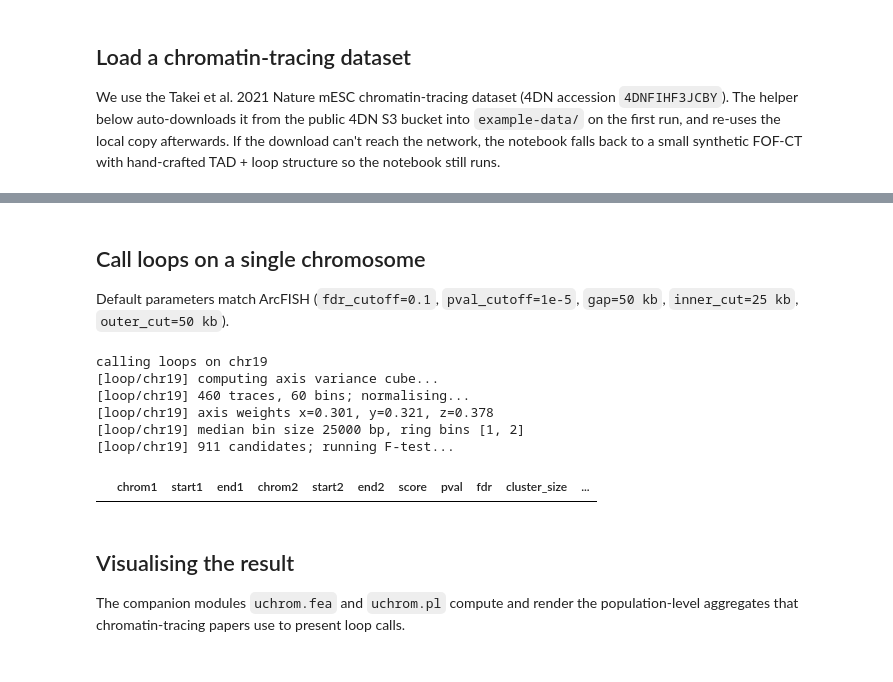
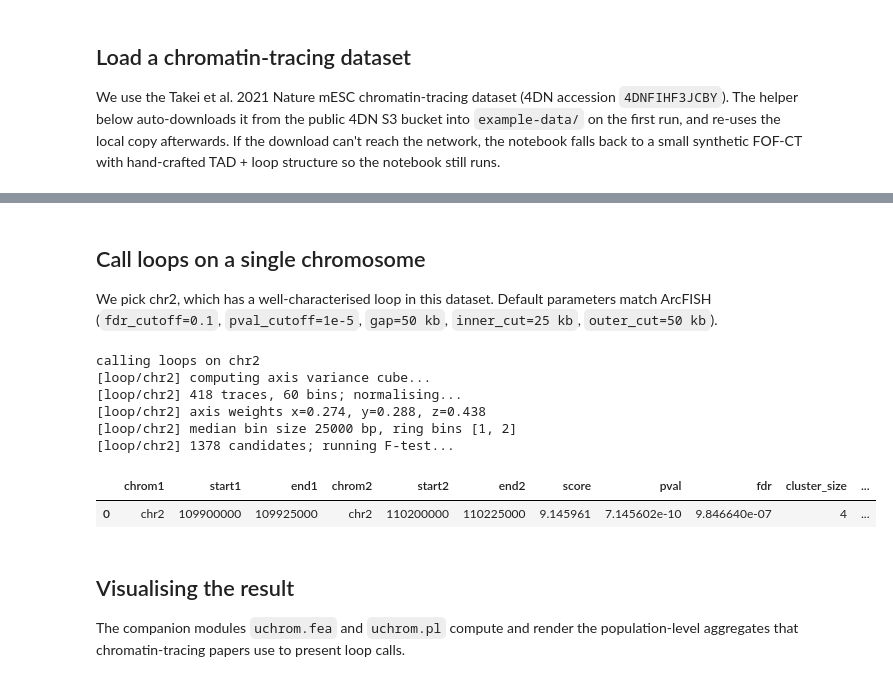
Before and after one commit to u-science-lab/U-Chrom, a Jupyter notebook: tutorials/loop_calling.ipynb, the cells around one changed output, grey strips where cells are left out. Cells and saved outputs as stored; diff of their text form; code cells hidden in the pictures.

```diff
--- a/tutorials/loop_calling.ipynb
+++ b/tutorials/loop_calling.ipynb
@@ -191,31 +191,28 @@ Name: trace_id, dtype: int64
 # %% [markdown]
 ## Call loops on a single chromosome
 
-Default parameters match ArcFISH (`fdr_cutoff=0.1`, `pval_cutoff=1e-5`, `gap=50 kb`, `inner_cut=25 kb`, `outer_cut=50 kb`).
+We pick chr2, which has a well-characterised loop in this dataset.  Default parameters match ArcFISH (`fdr_cutoff=0.1`, `pval_cutoff=1e-5`, `gap=50 kb`, `inner_cut=25 kb`, `outer_cut=50 kb`).
 # %%
-# Pick a chromosome with enough traces
-chrom = (
-    cd.spots.groupby('chrom', observed=True)['trace_id']
-      .nunique().idxmax()
-)
+chrom = 'chr2'
 print('calling loops on', chrom)
 
 loops = call_loops_axiswise_f(
     cd,
     chrom=chrom,
     device='auto',   # CUDA > MPS > CPU
     store=True,      # also write to cd.results['loops']
     verbose=True,
 )
 loops
 # %% [output]
-calling loops on chr19
-[loop/chr19] computing axis variance cube...
-[loop/chr19] 460 traces, 60 bins; normalising...
-[loop/chr19] axis weights x=0.301, y=0.321, z=0.378
-[loop/chr19] median bin size 25000 bp, ring bins [1, 2]
-[loop/chr19] 911 candidates; running F-test...
+calling loops on chr2
+[loop/chr2] computing axis variance cube...
+[loop/chr2] 418 traces, 60 bins; normalising...
+[loop/chr2] axis weights x=0.274, y=0.288, z=0.438
+[loop/chr2] median bin size 25000 bp, ring bins [1, 2]
+[loop/chr2] 1378 candidates; running F-test...
 |  | chrom1 | start1 | end1 | chrom2 | start2 | end2 | score | pval | fdr | cluster_size | ... |
+| 0 | chr2 | 109900000 | 109925000 | chr2 | 110200000 | 110225000 | 9.145961 | 7.145602e-10 | 9.846640e-07 | 4 | ... |
 # %% [markdown]
 ## Visualising the result
 
```
Also changed, not shown: parts of 7 cells of this notebook, 2 other files.
